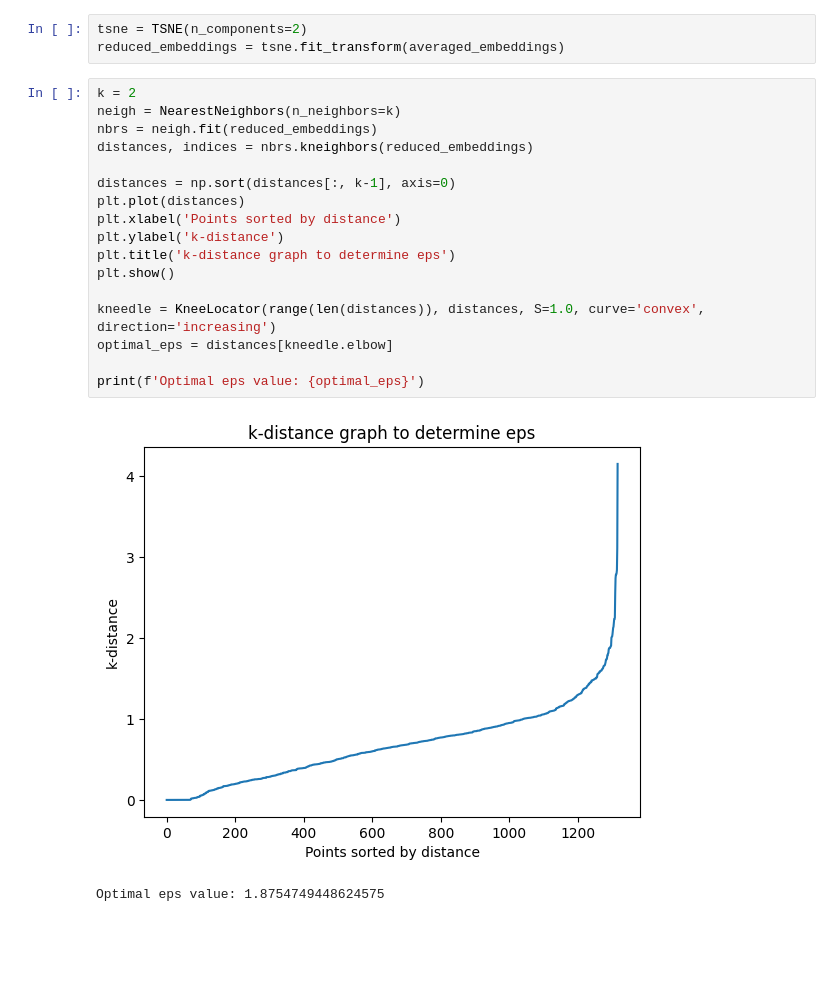
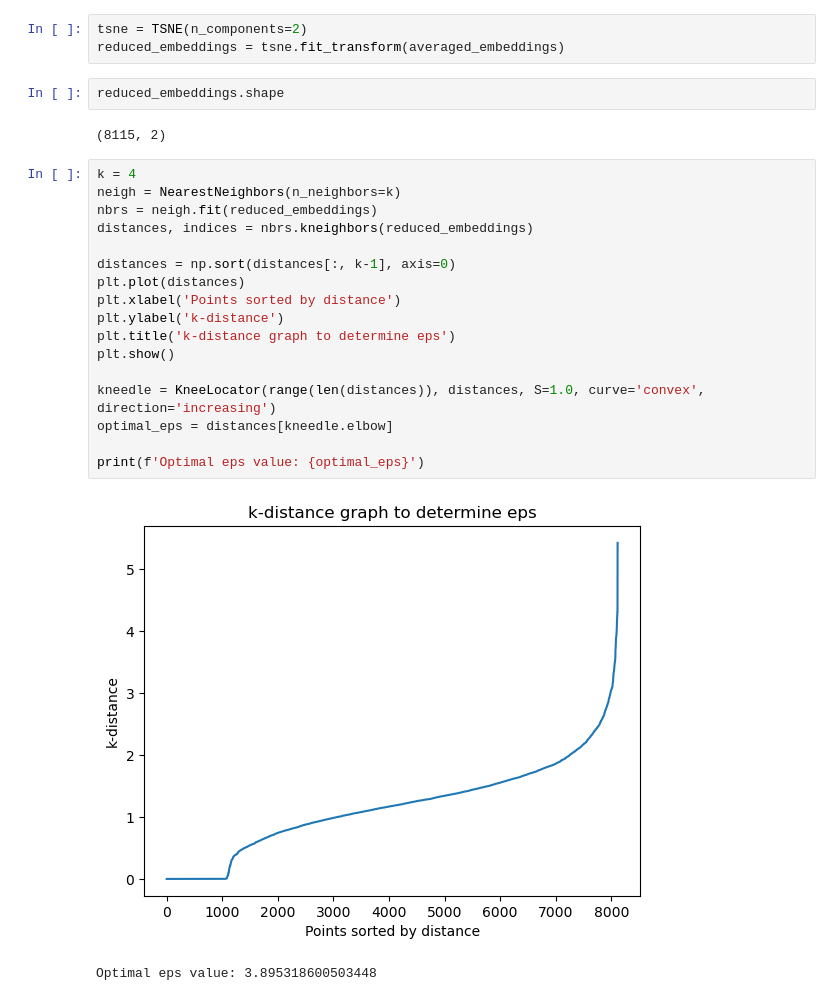
Before and after one commit to dot-ammar/Embed-Clustering, a Jupyter notebook: testPipeline.ipynb, the cells around one changed output. Cells and saved outputs as stored; diff of their text form; blank space fills up the shorter version.

Commit message:
more plots and data

```diff
--- a/testPipeline.ipynb
+++ b/testPipeline.ipynb
@@ -147,23 +164,27 @@ array([ 2.91933189e-01,  2.38935067e-01, -2.95549260e-01, -3.09530402e-02,
 # %%
 tsne = TSNE(n_components=2)
 reduced_embeddings = tsne.fit_transform(averaged_embeddings)
+# %%
+reduced_embeddings.shape
+# %% [output]
+(8115, 2)
 # %%
-k = 2
+k = 4
 neigh = NearestNeighbors(n_neighbors=k)
 nbrs = neigh.fit(reduced_embeddings)
 distances, indices = nbrs.kneighbors(reduced_embeddings)
 
 distances = np.sort(distances[:, k-1], axis=0)
 plt.plot(distances)
 plt.xlabel('Points sorted by distance')
 plt.ylabel('k-distance')
 plt.title('k-distance graph to determine eps')
 plt.show()
 
 kneedle = KneeLocator(range(len(distances)), distances, S=1.0, curve='convex', direction='increasing')
 optimal_eps = distances[kneedle.elbow]
 
 print(f'Optimal eps value: {optimal_eps}')
 # %% [output]
-[figure, old version]
+[figure, new version]
-Optimal eps value: 1.8754749448624575
+Optimal eps value: 3.895318600503448
```
Also changed, not shown: parts of 32 cells of this notebook, 7 other files.
